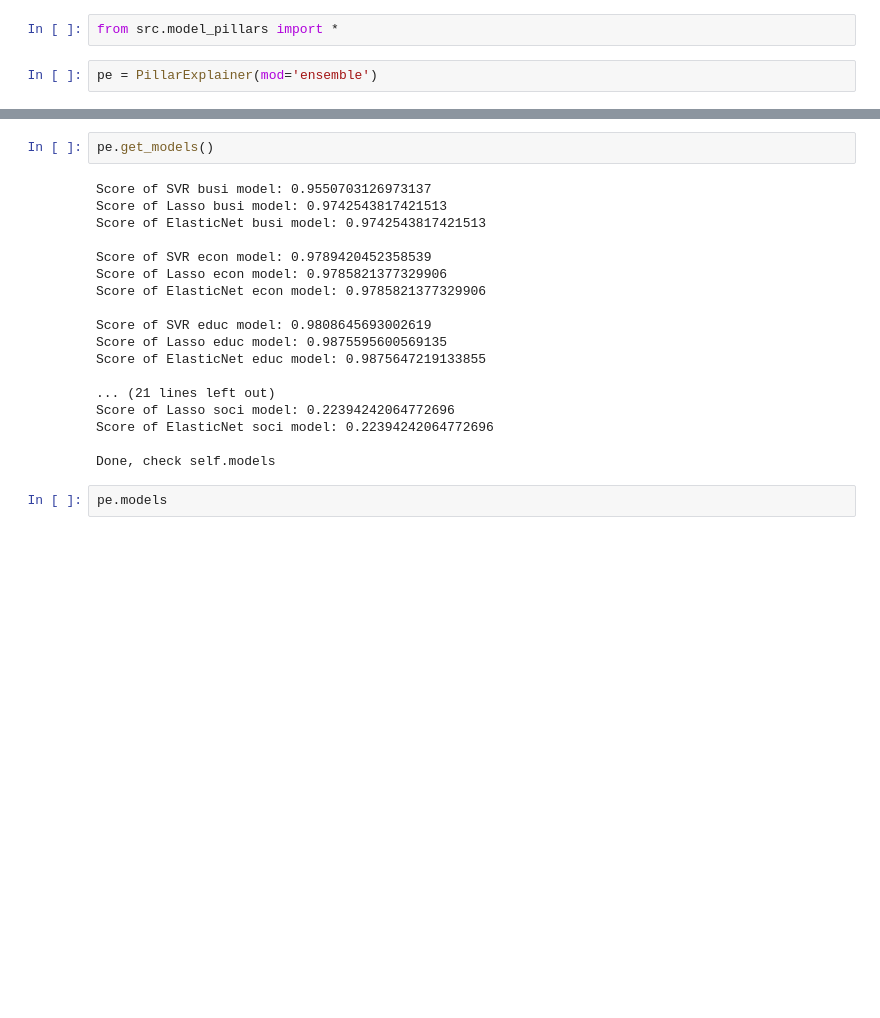
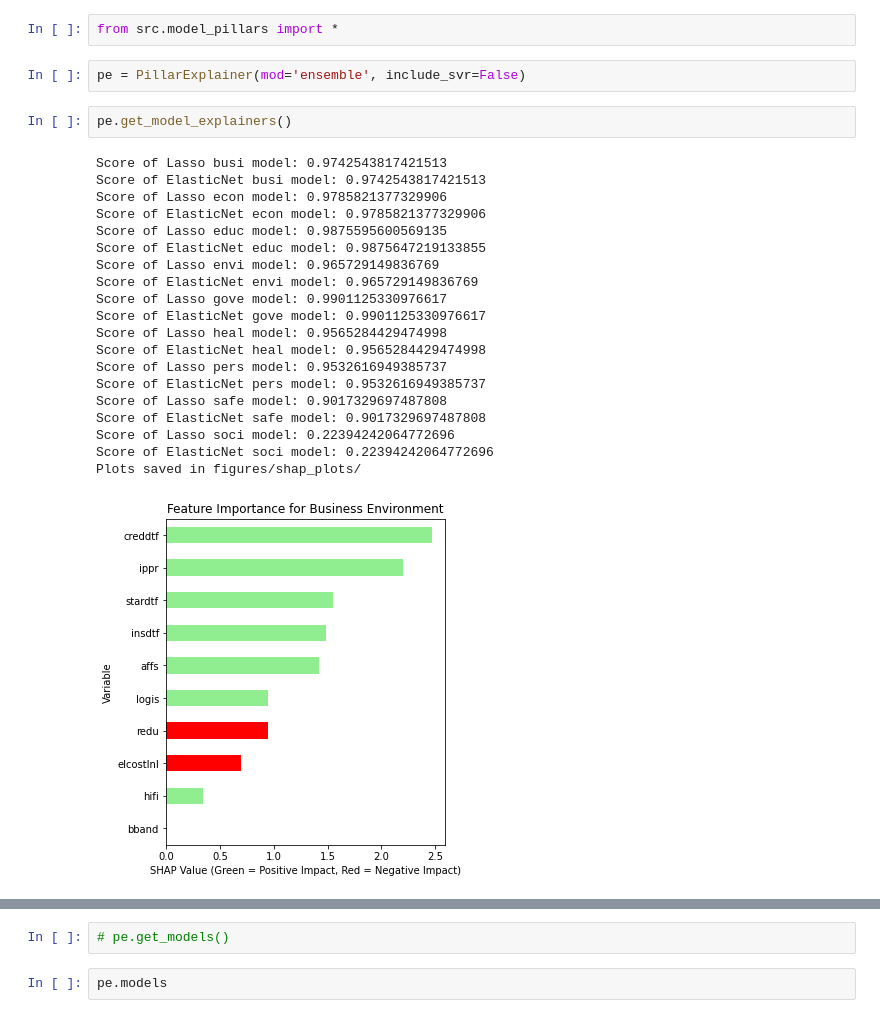
Before and after one commit to JordanLevy99/DataHacks_2021, a Jupyter notebook: model_prosperity.ipynb, the cells around one changed output, grey strips where cells are left out. Cells and saved outputs as stored; diff of their text form; blank space fills up the shorter version.

```diff
--- a/model_prosperity.ipynb
+++ b/model_prosperity.ipynb
@@ -5,4 +5,27 @@ pwd
 # %%
 from src.model_pillars import *
 # %%
-pe = PillarExplainer(mod='ensemble')
+pe = PillarExplainer(mod='ensemble', include_svr=False)
+# %%
+pe.get_model_explainers()
+# %% [output]
+Score of Lasso busi model: 0.9742543817421513
+Score of ElasticNet busi model: 0.9742543817421513
+Score of Lasso econ model: 0.9785821377329906
+Score of ElasticNet econ model: 0.9785821377329906
+Score of Lasso educ model: 0.9875595600569135
+Score of ElasticNet educ model: 0.9875647219133855
+Score of Lasso envi model: 0.965729149836769
+Score of ElasticNet envi model: 0.965729149836769
+Score of Lasso gove model: 0.9901125330976617
+Score of ElasticNet gove model: 0.9901125330976617
+Score of Lasso heal model: 0.9565284429474998
+Score of ElasticNet heal model: 0.9565284429474998
+Score of Lasso pers model: 0.9532616949385737
+Score of ElasticNet pers model: 0.9532616949385737
+Score of Lasso safe model: 0.9017329697487808
+Score of ElasticNet safe model: 0.9017329697487808
+Score of Lasso soci model: 0.22394242064772696
+Score of ElasticNet soci model: 0.22394242064772696
+Plots saved in figures/shap_plots/
+[figure, added]
@@ -9,23 +40,5 @@ pe = PillarExplainer(mod='ensemble')
 # %%
-pe.get_models()
+# pe.get_models()
-# %% [output]
-Score of SVR busi model: 0.9550703126973137
-Score of Lasso busi model: 0.9742543817421513
-Score of ElasticNet busi model: 0.9742543817421513
-
-Score of SVR econ model: 0.9789420452358539
-Score of Lasso econ model: 0.9785821377329906
-Score of ElasticNet econ model: 0.9785821377329906
-
-Score of SVR educ model: 0.9808645693002619
-Score of Lasso educ model: 0.9875595600569135
-Score of ElasticNet educ model: 0.9875647219133855
-
-... (21 lines left out)
-Score of Lasso soci model: 0.22394242064772696
-Score of ElasticNet soci model: 0.22394242064772696
-
-Done, check self.models
 # %%
 pe.models
 # %% [output]
```
Also changed, not shown: parts of 6 cells of this notebook, 16 other files.
